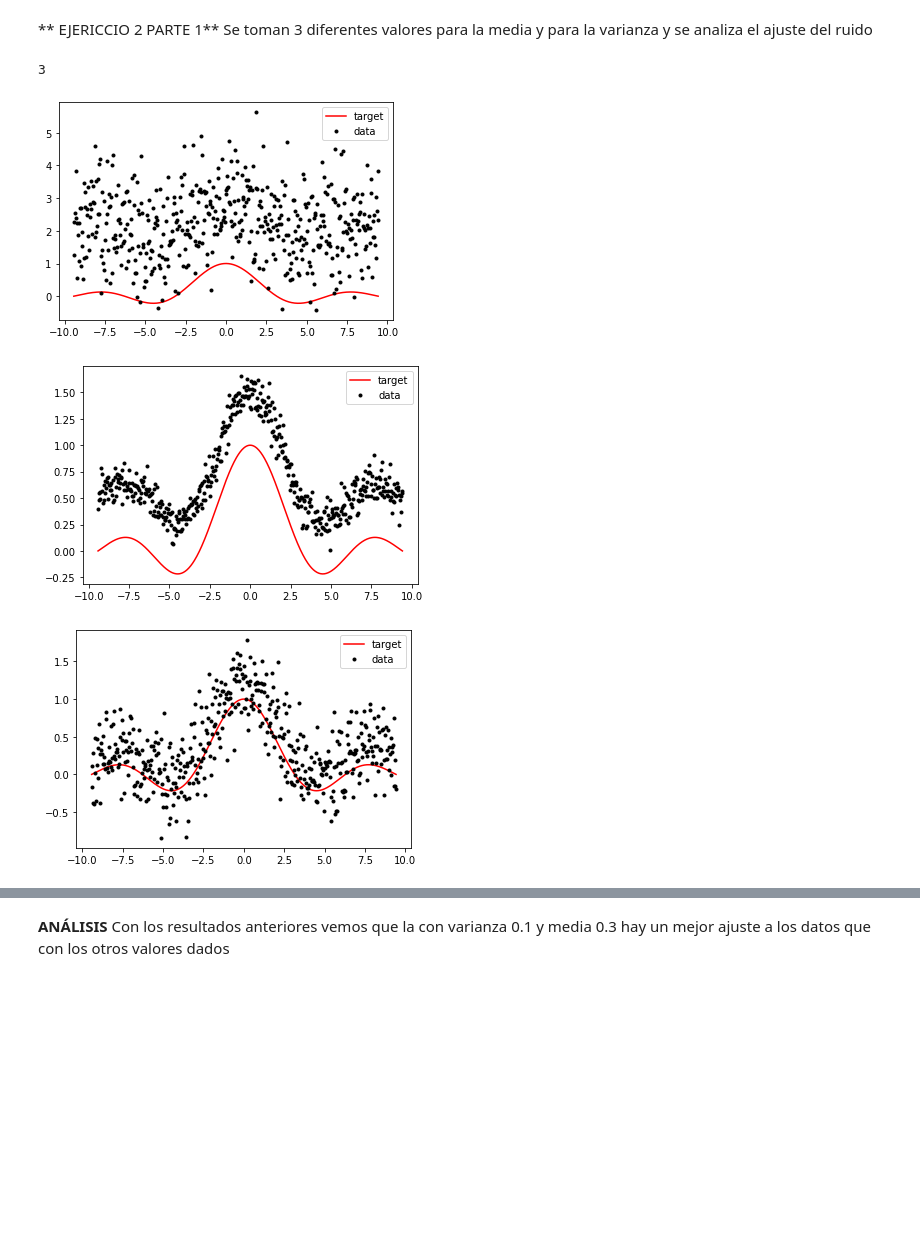
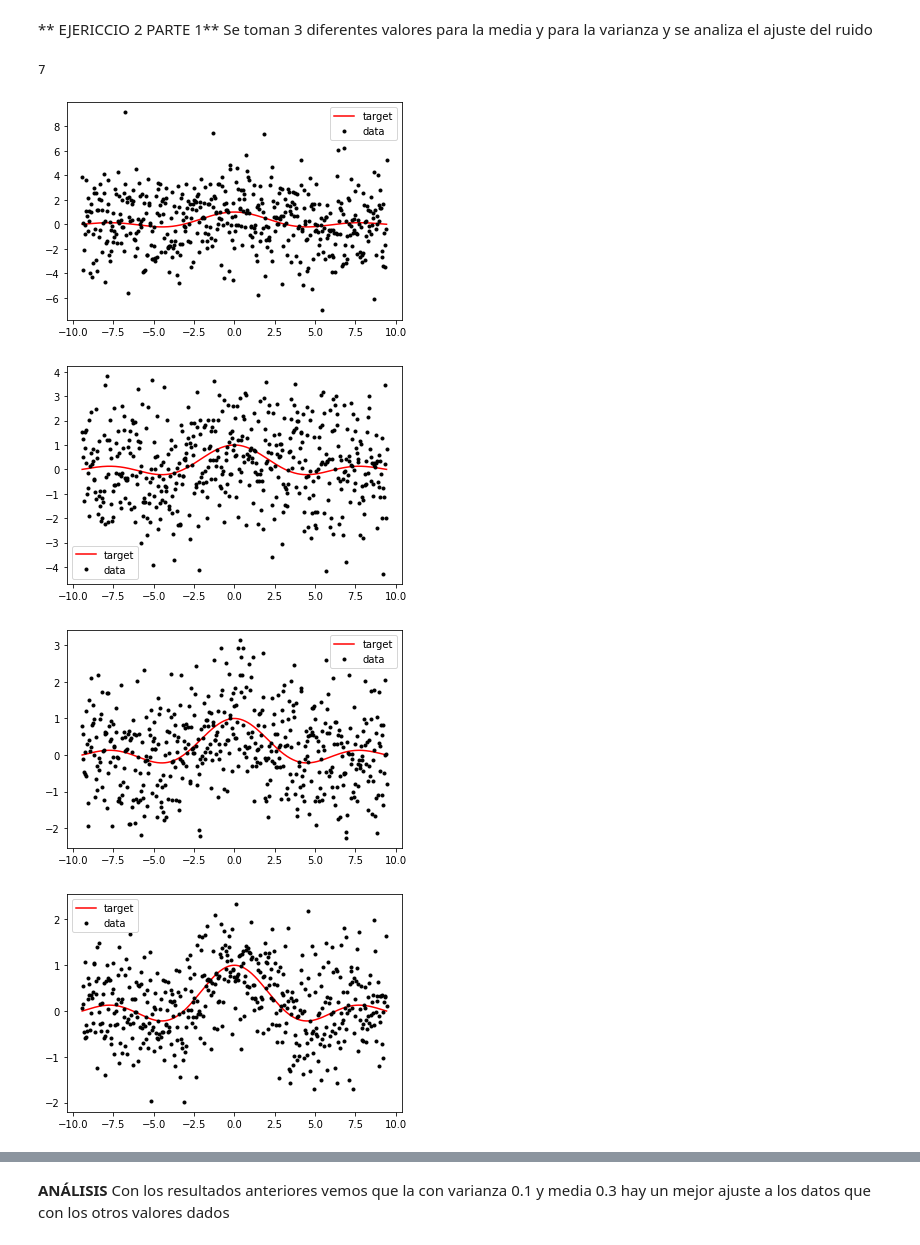
Before and after one commit to dpenagosa/TAREASMINERIA, a Jupyter notebook: Entrega_3_Reg_ejregresion_sinc.ipynb, the cells around one changed output, grey strips where cells are left out. Saved outputs shown, nothing was run; the diff lists cells and outputs as text; code cells hidden in the pictures; blank space fills up the shorter version.

```diff
--- a/Entrega_3_Reg_ejregresion_sinc.ipynb
+++ b/Entrega_3_Reg_ejregresion_sinc.ipynb
@@ -193,26 +193,27 @@ Recuerde que:
 ** EJERICCIO 2 PARTE 1**
 Se toman 3 diferentes valores para la media y para la varianza y se analiza el ajuste del ruido
 # %%
-varN=[1,0.01,0.1]
-Mean = [2, 0.5, 0.2, 0.3] # Vector medias
+varN=[5,2.5,1,0.5,0.25,0.1,0.05]
+Mean = [0, 0, 0] # Vector medias
 len(varN)
 # %% [output]
-3
+7
 # %%
 N = 500 #número de muestras
 yn = np.zeros((len(varN),N))
 X = np.linspace(-3*np.pi,3*np.pi,N) #vector de entrada
 y = np.sinc(X/np.pi) #función sinc -> objetivo
 for i in range(len(varN)):
   var = varN[i]  #varianza del ruido
-  mue = Mean[i]  #media del ruido
+  mue = 0  #media del ruido
   noise = mue + np.sqrt(var)*np.random.randn(X.shape[0])#ruido blanco
-  yn = y + noise #señal co ruido
+  yn[i,:] = y + noise  #señal co ruido
   plt.plot(X,y,'r',label='target' )
-  plt.plot(X,yn,'k.',label='data')
+  plt.plot(X,yn[i,:],'k.',label='data')
   plt.legend()
   plt.show()
 # %% [output]
-[figure, old version]
+[figure, new version]
-[figure, old version]
+[figure, new version]
-[figure, old version]
+[figure, new version]
+[figure, added]
```
Also changed, not shown: parts of 10 cells of this notebook.
